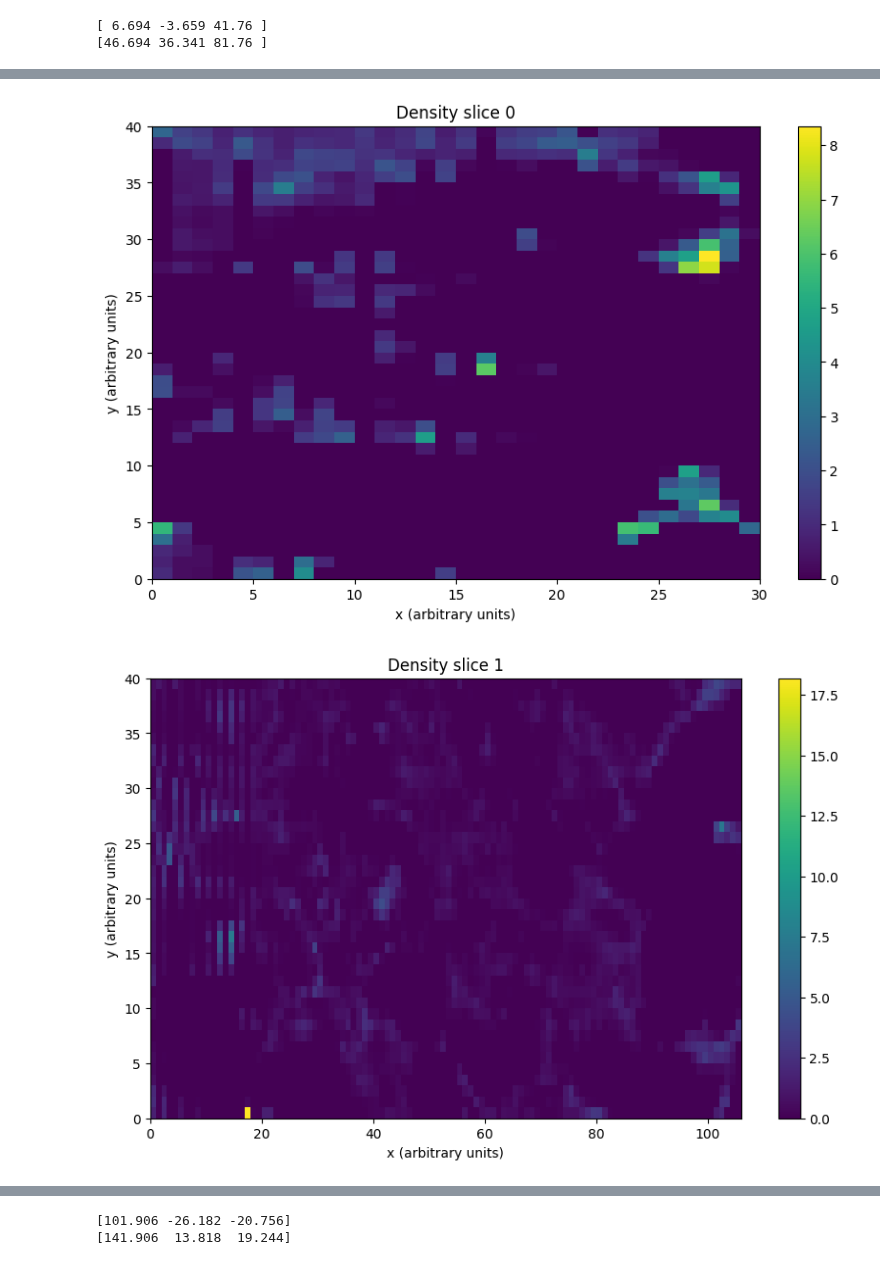
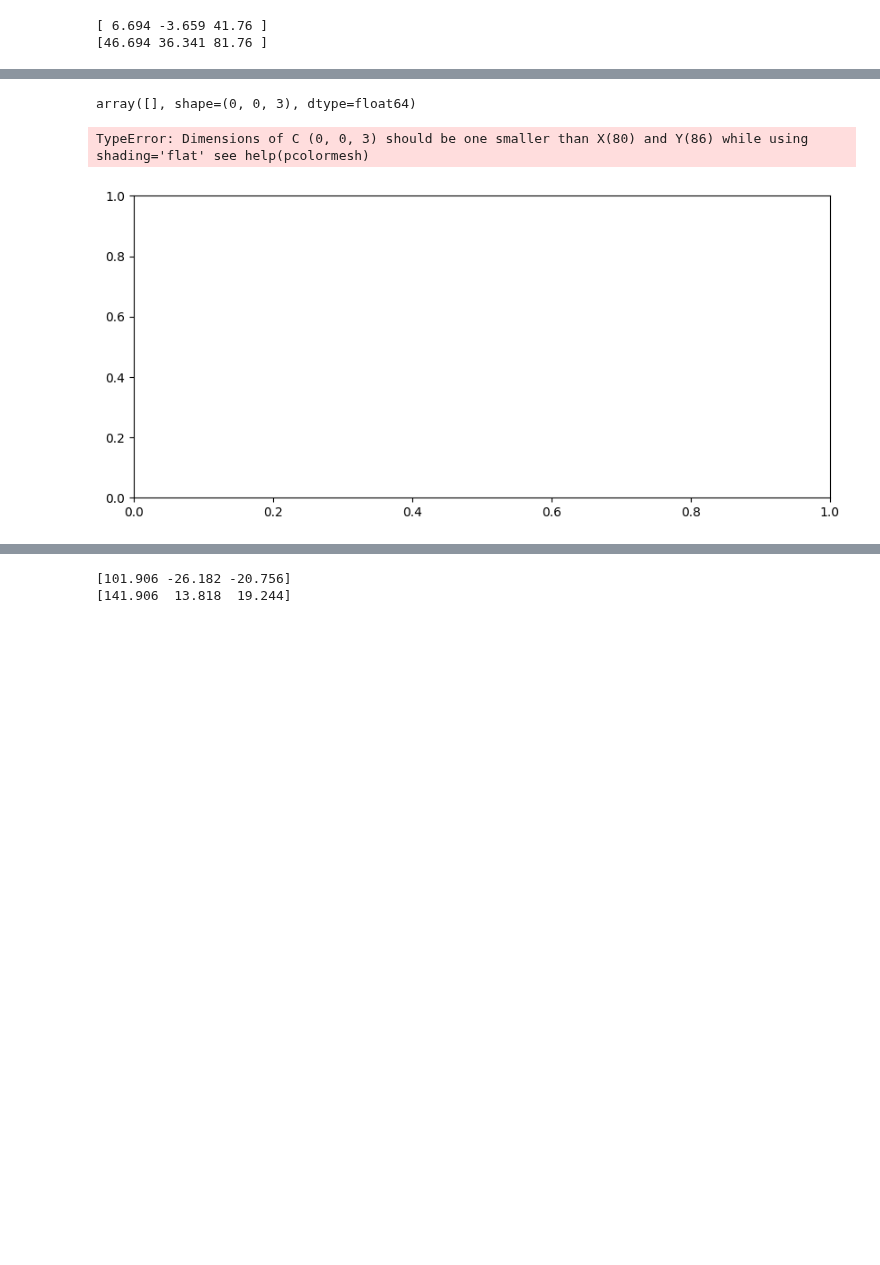
Before and after one commit to unitaryfund/aquapointer, a Jupyter notebook: notebooks/slicing_demo.ipynb, the cells around one changed output, grey strips where cells are left out. Drawn from its saved outputs; the diff is of its cells as text; code cells hidden in the pictures; blank space fills up the shorter version.

Commit message:
Revert to original shape in `DensityCanvas`

```diff
--- a/notebooks/slicing_demo.ipynb
+++ b/notebooks/slicing_demo.ipynb
@@ -51,0 +49,8 @@ cropped_canvases_1nnc = crop_slices(points_1nnc, densities_1nnc, x_ranges = [(po
+# %%
+cropped_canvases_1nnc = []
+x_ranges = [canvases_1nnc[2]._centers[20, 20, 1], canvases_1nnc[2]._centers[60, 20, 1]]
+y_ranges = [canvases_1nnc[2]._centers[20, 20, 0], canvases_1nnc[2]._centers[20, 60, 0]]
+for c in canvases_1nnc:
+    cropped = deepcopy(c)
+    cropped.crop_canvas(x_ranges, y_ranges)
+    cropped_canvases_1nnc.append(cropped)
@@ -52,6 +72,10 @@ cropped_canvases_1nnc = crop_slices(points_1nnc, densities_1nnc, x_ranges = [(po
+# %%
+cropped_canvases_1nnc[0]._density
+# %% [output]
+array([], shape=(0, 0, 3), dtype=float64)
 # %%
 for c, canvas in enumerate(cropped_canvases_1nnc):
-    canvas.plotting_objects(title=f"Density slice {c}")
+    canvas.draw(title=f"Density slice {c}")
 # %% [output]
+TypeError: Dimensions of C (0, 0, 3) should be one smaller than X(80) and Y(86) while using shading='flat' see help(pcolormesh)
-[figure, old version]
+[figure, new version]
-[figure, removed]
```
Also changed, not shown: parts of 14 cells of this notebook, 2 other files.
